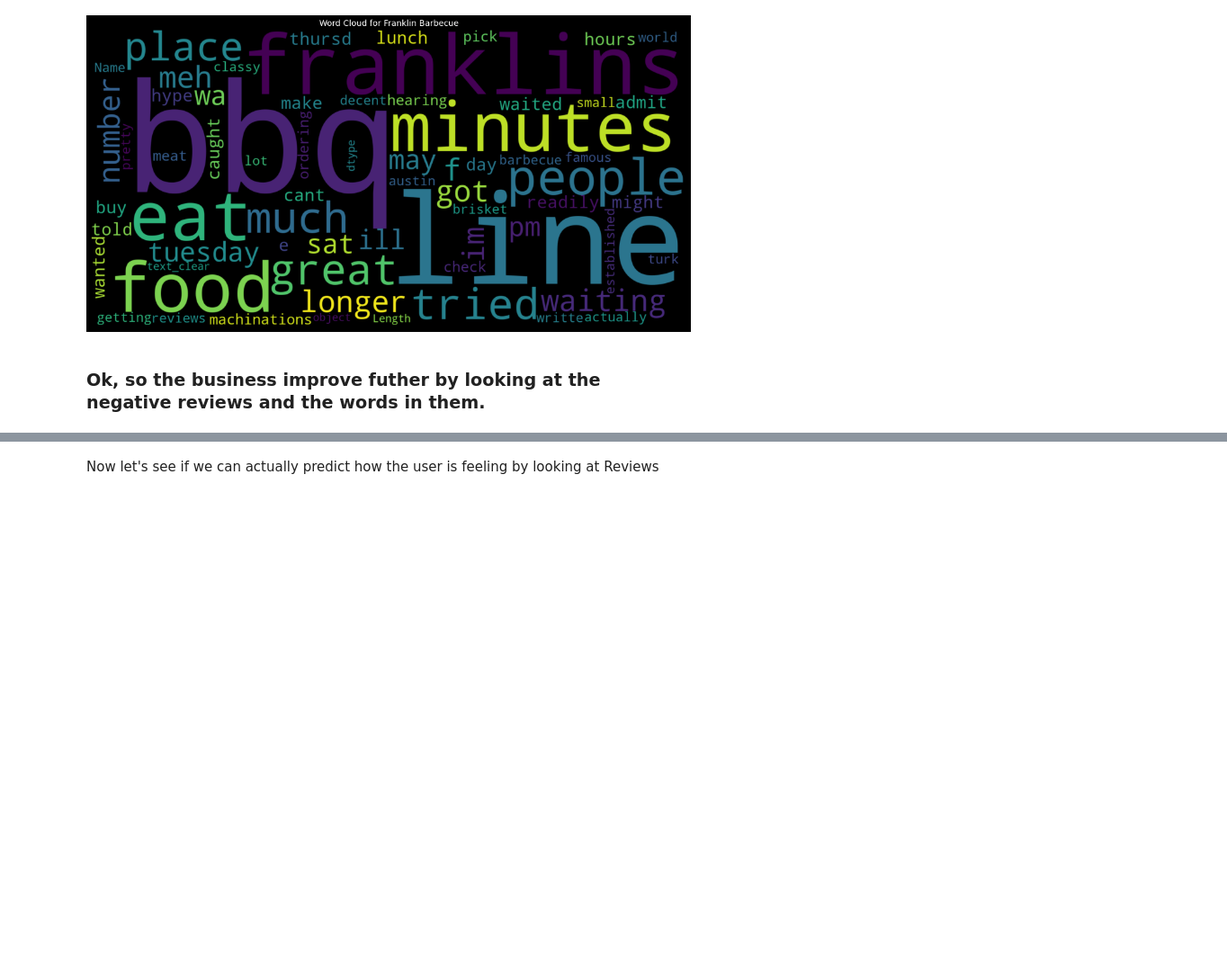
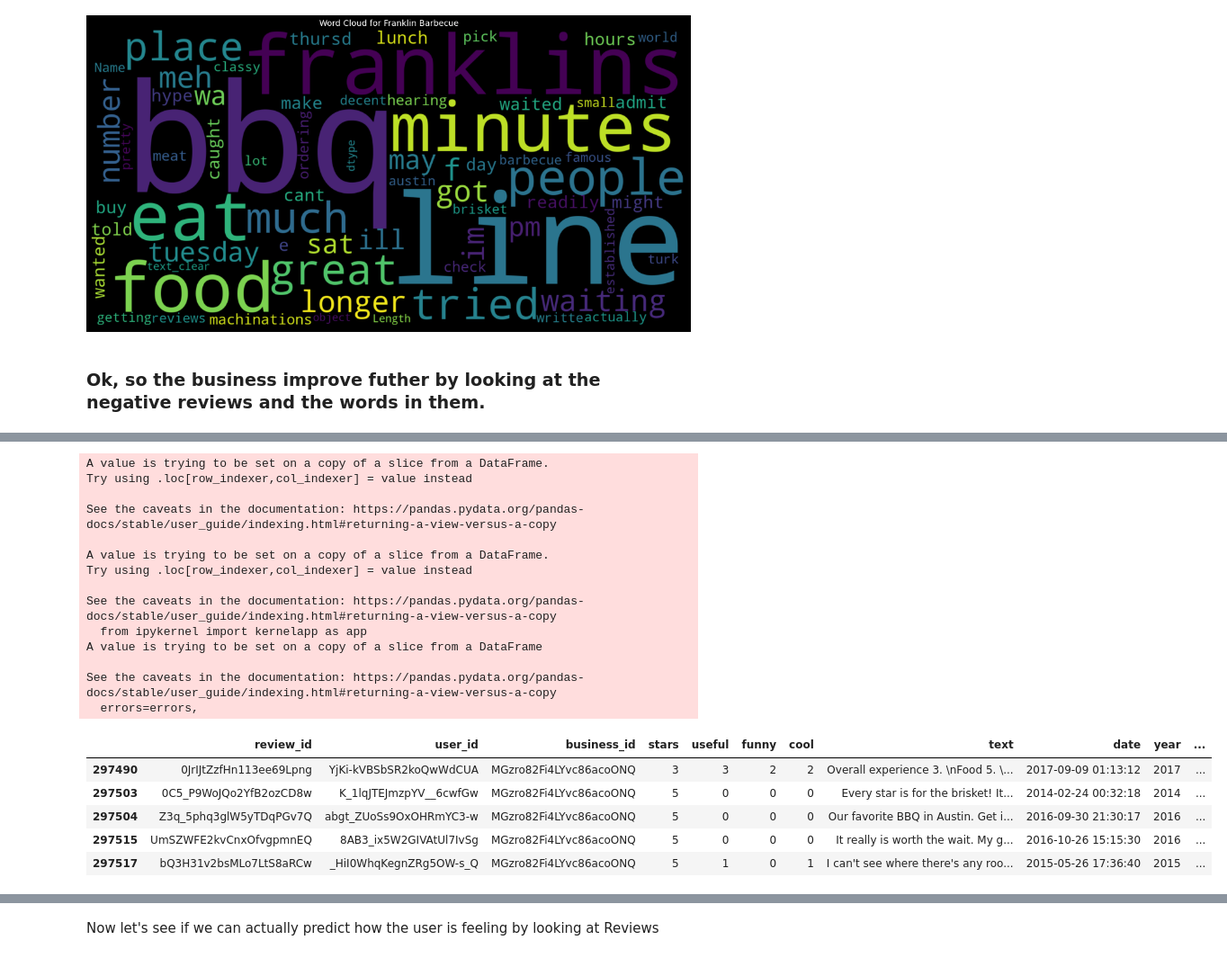
Before and after one commit to prabalchhatkuli/Review-Analysis, a Jupyter notebook: Scraping and Analysis/Analysis.ipynb, the cells around one changed output, grey strips where cells are left out. Shown at 90% size. Cells and saved outputs as stored; diff of their text form; code cells hidden in the pictures; blank space fills up the shorter version.

```diff
--- a/Scraping and Analysis/Analysis.ipynb
+++ b/Scraping and Analysis/Analysis.ipynb
@@ -424,0 +458,39 @@ create_negative_wordCloud( business_names[0], business_ids[0])
+# %%
+singleBusinessreviews = review_df.loc[review_df['business_id']==business_ids[0]]
+singleBusinessreviews['text_clear'] = singleBusinessreviews['text'].apply(preprocess)
+
+# Analysis keywords for each category
+bar = "|".join(('drink', 'drinks', 'bar', 'happy hour', 'bartender', 'brew', 'brewery', 'beer', 'barrel', 'shots', 'whisky', 'bourbon', 'tequila'))
+service = "|".join(( 'customer', 'customers', 'clients', 'convention', 'casual', 'fast', 'wait', 'long', 'service', 'welcome', 'slow', 'comfortable', 'kind', 'waiter', 'host', 'families'))
+food = "|".join(('american', 'cooking', 'chef', 'food', 'steaks', 'seafood', 'clam', 'fish', 'breakfast','delicious','bbq', 'brisket', 'barbeque', 'brunch', 'lunch', 'dinner', 'grill', 'bruger', 'burgers', 'banquets','steak','fish', 'parties', 'southern', 'mexican', 'comfort', 'south', 'fries', 'fried', 'wings', 'sandwiches', 'sandwich', 'chicken'))
+place = "|".join(('comfortable', 'cheap', 'crowded', 'parking', 'expensive', 'room', 'money', 'clean', 'dirty', 'crowd', 'dark', 'light', 'small', 'big', 'parties', 'parties', 'smelly', 'wipe', 'bathroom', 'toilet', 'disgusting' ,'terrible', 'great', 'awesome', 'memories', 'good', 'bad', 'ugly', 'beautiful'))
+
+elements = [bar, service, food, place]
+
+for element in elements:
+    singleBusinessreviews[element[0:3]] =singleBusinessreviews['text_clear'].str.contains(element)
+
+#renaming the columns instead of having random words
+singleBusinessreviews.rename(columns = {'dri': 'bar', 'cus': 'service', 'ame': 'food', 'com': 'place'}, inplace = True)
+singleBusinessreviews.head()
+# %% [output]
+A value is trying to be set on a copy of a slice from a DataFrame.
+Try using .loc[row_indexer,col_indexer] = value instead
+
+See the caveats in the documentation: https://pandas.pydata.org/pandas-docs/stable/user_guide/indexing.html#returning-a-view-versus-a-copy
+
+A value is trying to be set on a copy of a slice from a DataFrame.
+Try using .loc[row_indexer,col_indexer] = value instead
+
+See the caveats in the documentation: https://pandas.pydata.org/pandas-docs/stable/user_guide/indexing.html#returning-a-view-versus-a-copy
+  from ipykernel import kernelapp as app
+A value is trying to be set on a copy of a slice from a DataFrame
+
+See the caveats in the documentation: https://pandas.pydata.org/pandas-docs/stable/user_guide/indexing.html#returning-a-view-versus-a-copy
+  errors=errors,
+|  | review_id | user_id | business_id | stars | useful | funny | cool | text | date | year | ... |
+| 297490 | 0JrIJtZzfHn113ee69Lpng | YjKi-kVBSbSR2koQwWdCUA | MGzro82Fi4LYvc86acoONQ | 3 | 3 | 2 | 2 | Overall experience 3. \nFood 5. \... | 2017-09-09 01:13:12 | 2017 | ... |
+| 297503 | 0C5_P9WoJQo2YfB2ozCD8w | K_1lqJTEJmzpYV__6cwfGw | MGzro82Fi4LYvc86acoONQ | 5 | 0 | 0 | 0 | Every star is for the brisket! It... | 2014-02-24 00:32:18 | 2014 | ... |
+| 297504 | Z3q_5phq3glW5yTDqPGv7Q | abgt_ZUoSs9OxOHRmYC3-w | MGzro82Fi4LYvc86acoONQ | 5 | 0 | 0 | 0 | Our favorite BBQ in Austin. Get i... | 2016-09-30 21:30:17 | 2016 | ... |
+| 297515 | UmSZWFE2kvCnxOfvgpmnEQ | 8AB3_ix5W2GIVAtUl7IvSg | MGzro82Fi4LYvc86acoONQ | 5 | 0 | 0 | 0 | It really is worth the wait. My g... | 2016-10-26 15:15:30 | 2016 | ... |
+| 297517 | bQ3H31v2bsMLo7LtS8aRCw | _HiI0WhqKegnZRg5OW-s_Q | MGzro82Fi4LYvc86acoONQ | 5 | 1 | 0 | 1 | I can't see where there's any roo... | 2015-05-26 17:36:40 | 2015 | ... |
```
Also changed, not shown: parts of 29 cells of this notebook.
